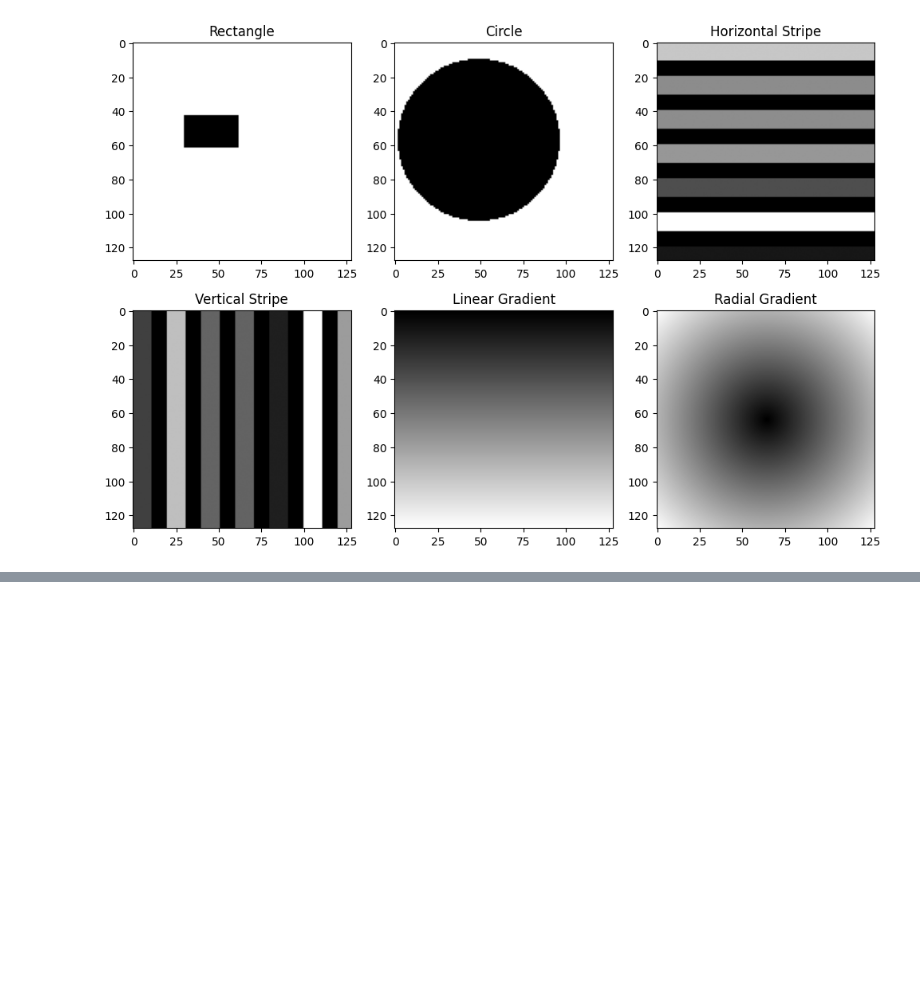
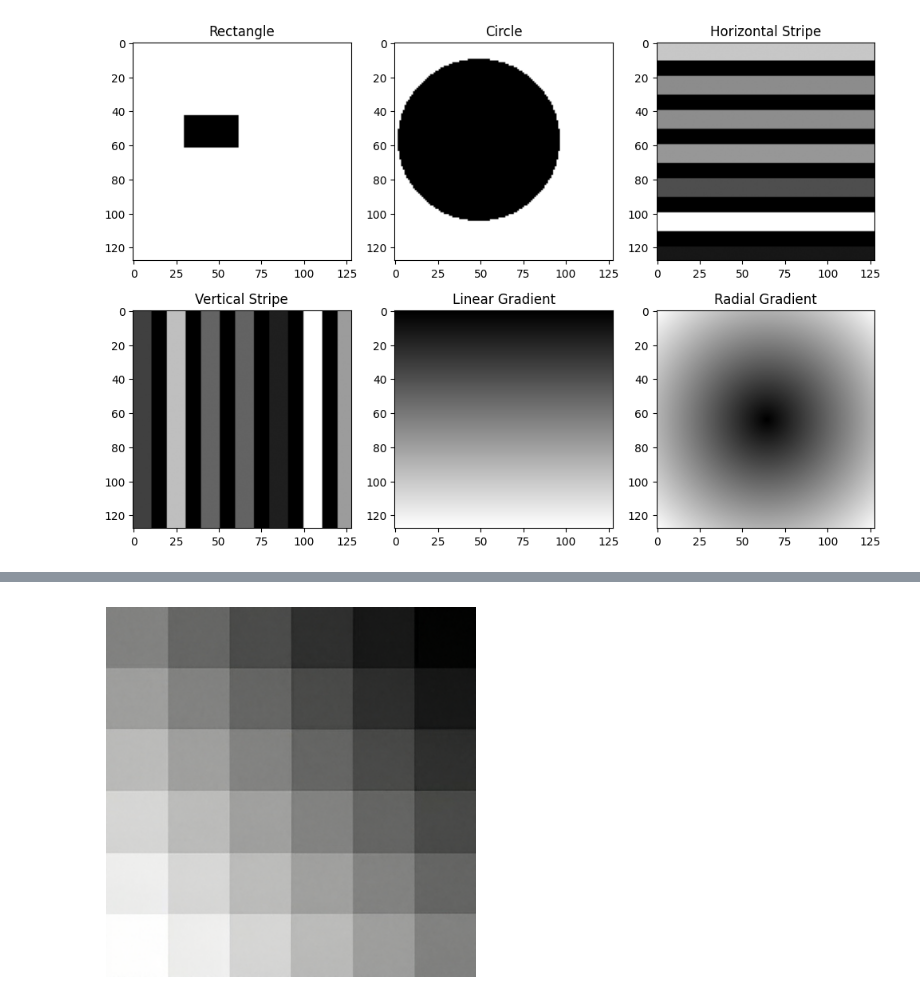
Before and after one commit to vladikslava/dataset-lines, a Jupyter notebook: датасет_полоскиЧБ.ipynb, the cells around one changed output, grey strips where cells are left out. Saved outputs shown, nothing was run; the diff lists cells and outputs as text; code cells hidden in the pictures; blank space fills up the shorter version.

```diff
--- a/датасет_полоскиЧБ.ipynb
+++ b/датасет_полоскиЧБ.ipynb
@@ -162,0 +239,33 @@ updating: content/dataset/horizontal_stripe_826.png (deflated 7%)
+# %%
+import torch
+from PIL import Image
+import matplotlib.pyplot as plt
+from diffusers import StableDiffusionUpscalePipeline
+
+input_path = "/content/drive/MyDrive/диплом/img/градиент нач.jpg"
+output_path = "/content/drive/MyDrive/диплом/img/градиент_высокое.jpg"
+
+# Инициализация модели
+pipe = StableDiffusionUpscalePipeline.from_pretrained(
+    "stabilityai/stable-diffusion-x4-upscaler",
+    torch_dtype=torch.float16 if torch.cuda.is_available() else torch.float32
+)
+pipe = pipe.to("cuda" if torch.cuda.is_available() else "cpu")
+
+# Загружаем изображение и приводим к нужному формату
+low_res_img = Image.open(input_path).convert("RGB")
+low_res_img = low_res_img.resize((128, 128))  # Размер, ожидаемый моделью
+
+# Вызов модели с изображением
+result = pipe(prompt="high quality plant leaf", image=low_res_img)
+upscaled_image = result.images[0]
+
+# Сохраняем результат
+upscaled_image.save(output_path)
+
+# Отображение
+plt.imshow(upscaled_image)
+plt.axis('off')
+plt.show()
+# %% [output]
+[figure, added]
```
Also changed, not shown: parts of 5 cells of this notebook.
